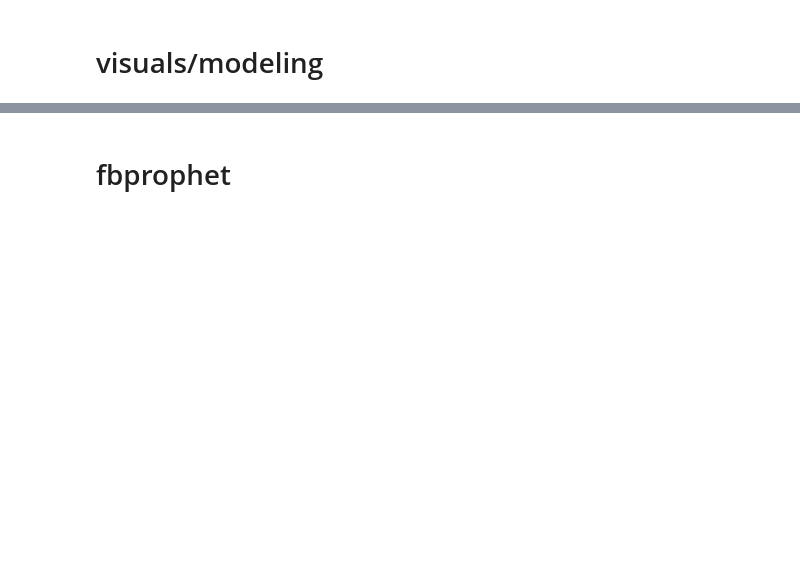
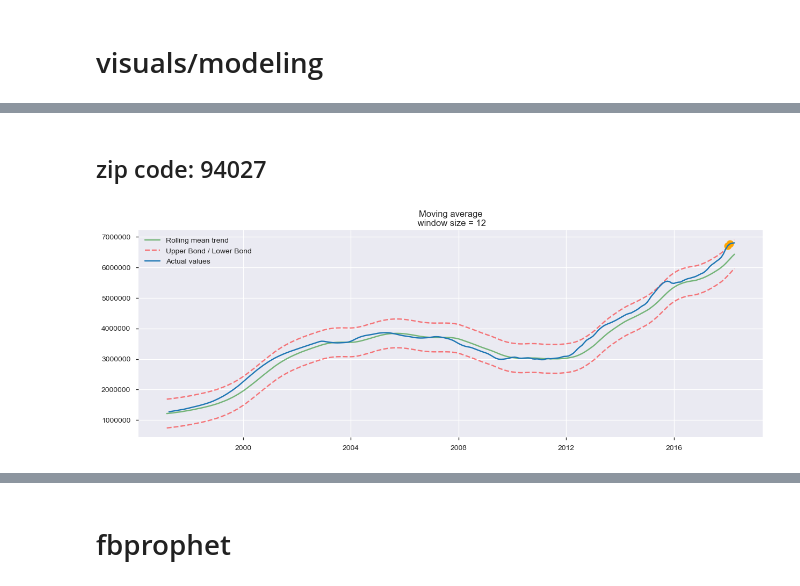
Before and after one commit to janellejolliff/zillow-analysis-and-forecasting, a Jupyter notebook: proj_3_zillow.ipynb, the cells around one changed output, grey strips where cells are left out. Drawn from its saved outputs; the diff is of its cells as text; code cells hidden in the pictures; blank space fills up the shorter version.

```diff
--- a/proj_3_zillow.ipynb
+++ b/proj_3_zillow.ipynb
@@ -356,0 +398,6 @@ print(training_res.params)
+# %% [markdown]
+## zip code: 94027
+# %%
+plotMovingAverage(z_df[['94027']], 12)
+# %% [output]
+[figure, added]
```
Also changed, not shown: parts of 88 cells of this notebook.
